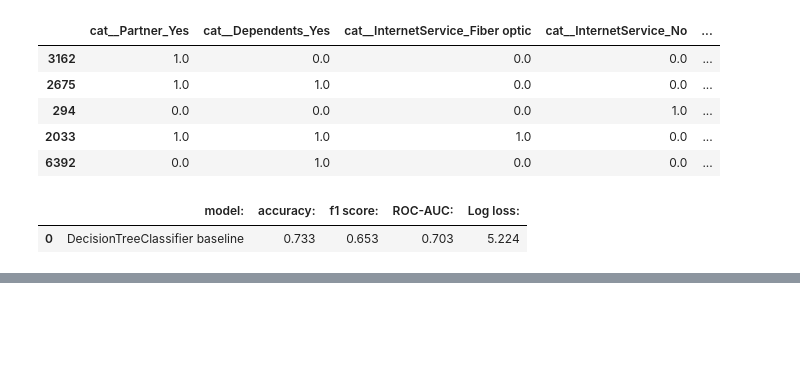
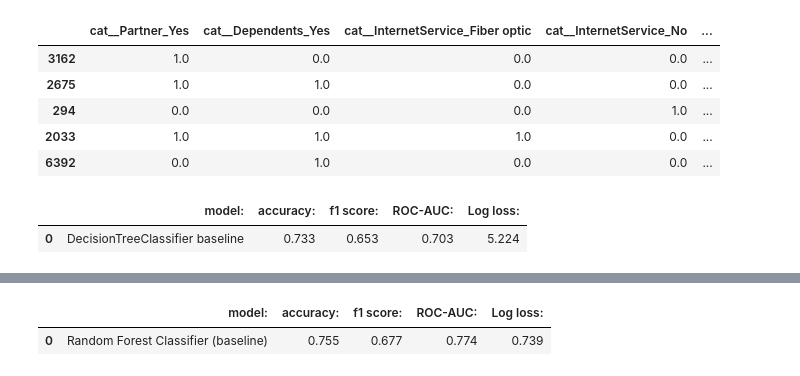
Before and after one commit to toperok/ML-classic, a Jupyter notebook: ml/Classification/Telco-Customer-Churn/churn_prediction.ipynb, the cells around one changed output, grey strips where cells are left out. Cells and saved outputs as stored; diff of their text form; code cells hidden in the pictures; blank space fills up the shorter version.

Commit message:
custom bagging, pre boost version

```diff
--- a/ml/Classification/Telco-Customer-Churn/churn_prediction.ipynb
+++ b/ml/Classification/Telco-Customer-Churn/churn_prediction.ipynb
@@ -1001,2 +1006,12 @@ display(final_dt_metrics)
 # %%
-#
+# Random forest(bagging) baseline
+
+bagging_pipeline = Pipeline(steps=[
+    ('preprocessor', tree_preprocessor),
+    ('model', RandomForestClassifier(random_state=SEED))
+])
+
+display(show_metrics(name="Random Forest Classifier (baseline)", pipeline=bagging_pipeline))
+# %% [output]
+|  | model: | accuracy: | f1 score: | ROC-AUC: | Log loss: |
+| 0 | Random Forest Classifier (baseline) | 0.755 | 0.677 | 0.774 | 0.739 |
```
Also changed, not shown: parts of 14 cells of this notebook.
